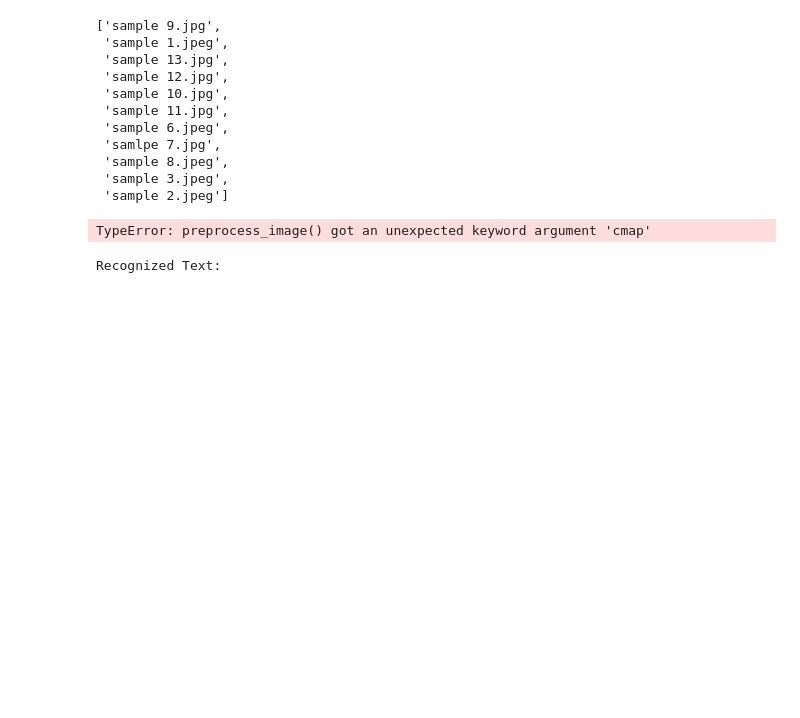
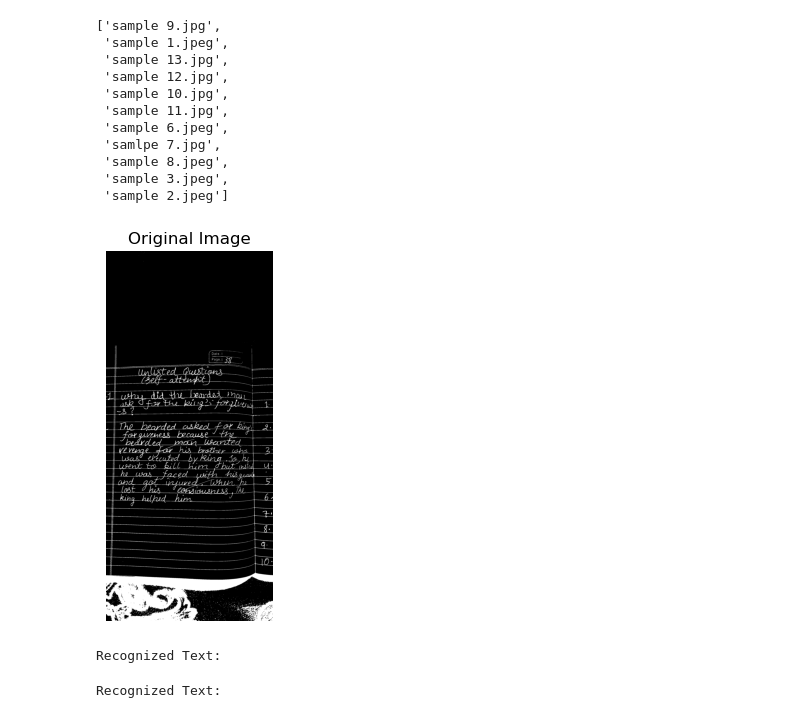
Before and after one commit to arrrrr3186/SpellError, a Jupyter notebook: ErrorFinder.ipynb, the cells around one changed output. Cells and saved outputs as stored; diff of their text form; code cells hidden in the pictures; blank space fills up the shorter version.

```diff
--- a/ErrorFinder.ipynb
+++ b/ErrorFinder.ipynb
@@ -25,15 +25,21 @@ os.listdir(folderPath)
 def crop_image(image):
     # Find contours
     contours, _ = cv2.findContours(image, cv2.RETR_EXTERNAL, cv2.CHAIN_APPROX_SIMPLE)
+    # Find the largest contour
+    # max_contour = max(contours, key=cv2.contourArea)
+    # print(max_contour)
 
-    # Find the largest contour
-    max_contour = max(contours, key=cv2.contourArea)
-
+    filtered_contours = []
+    for contour in contours:
+        if cv2.contourArea(contour) > 100:
+            filtered_contours.append(contour)
+    print(filtered_contours)
     # Get bounding box of the largest contour
-    x, y, w, h = cv2.boundingRect(max_contour)
+    x, y, w, h = cv2.boundingRect(filtered_contours[0])
 
     # Crop the image using the bounding box
     cropped_image = image[y:y+h, x:x+w]
+    # cropped_image = image
 
     return cropped_image
 
@@ -66,32 +72,33 @@ def preprocess_image(image):
     gray = cv2.cvtColor(image, cv2.COLOR_BGR2GRAY)
 
     # Apply thresholding to binarize the image
-    _, binary = cv2.threshold(gray, 0, 255, cv2.THRESH_BINARY | cv2.THRESH_OTSU)
+    _, binary = cv2.threshold(gray, 0, 255, cv2.THRESH_OTSU | cv2.THRESH_BINARY_INV)
 
     # Further denoising if needed
-    denoised = cv2.fastNlMeansDenoising(binary, None, h=10, templateWindowSize=7, searchWindowSize=21)
+    # denoised = cv2.fastNlMeansDenoising(binary, None, h=100, templateWindowSize=7, searchWindowSize=21)
 
     # Crop image to remove unnecessary parts
-    cropped_image = crop_image(denoised)
+    # cropped_image = crop_image(denoised)
 
     # Change perspective to correct any skew
     # corrected_image = change_perspective(cropped_image)
 
-    return cropped_image
+    return binary
 # %%
 img = os.listdir(folderPath)[0]
 img = cv2.imread(os.path.join(folderPath, img))
 recognized_text = pytesseract.image_to_string(img)
-plt.imshow(preprocess_image(img, cmap='gray'))
+plt.imshow(preprocess_image(img), cmap='gray')
 # plt.imshow(img,cmap='gray')
 plt.title("Original Image")
 plt.axis('off')
 plt.show()
 
 print("Recognized Text:")
 print(recognized_text)
 # %% [output]
+[figure, added]
-TypeError: preprocess_image() got an unexpected keyword argument 'cmap'
+Recognized Text:
 # %%
 # Iterate through each image in the folder
 for image in os.listdir(folderPath):
```
Also changed, not shown: parts of 1 cell of this notebook.
